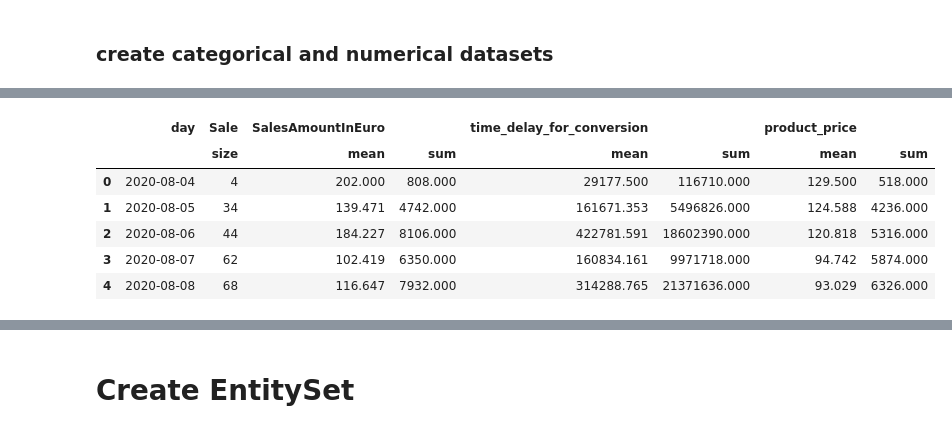
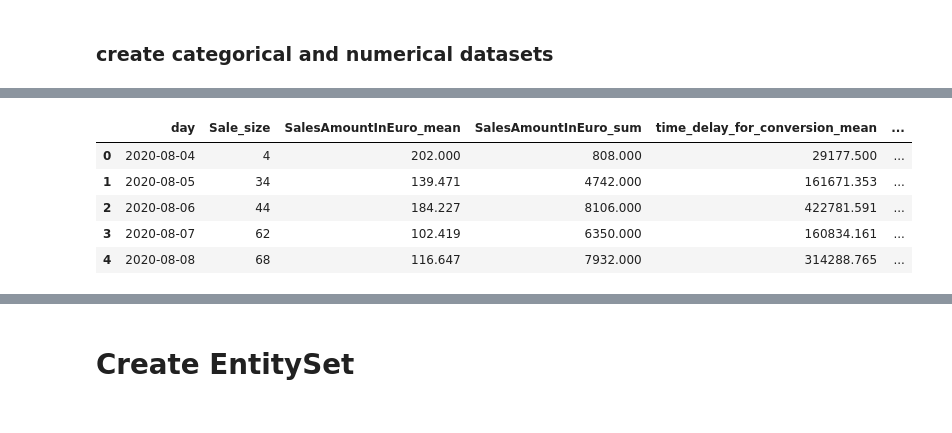
Before and after one commit to anras5/Criteo-Search-Data, a Jupyter notebook: dfs_criteo.ipynb, the cells around one changed output, grey strips where cells are left out. Saved outputs shown, nothing was run; the diff lists cells and outputs as text; code cells hidden in the pictures.

```diff
--- a/dfs_criteo.ipynb
+++ b/dfs_criteo.ipynb
@@ -75,19 +75,19 @@ df_products.head()
 # %%
 df_days = df_raw.groupby('day').agg({'Sale': 'size',
                                      'SalesAmountInEuro': ['mean', 'sum'],
                                      'time_delay_for_conversion': ['mean', 'sum'],
                                      'product_price': ['mean', 'sum']})
 
+df_days.columns = ['_'.join(temp).strip('_') for temp in df_days.columns.to_flat_index()]
 df_days.reset_index(inplace=True)
 df_days.head()
 # %% [output]
-|  | day | Sale | SalesAmountInEuro |  | time_delay_for_conversion |  | product_price |  |
-|  |  | size | mean | sum | mean | sum | mean | sum |
-| 0 | 2020-08-04 | 4 | 202.000 | 808.000 | 29177.500 | 116710.000 | 129.500 | 518.000 |
-| 1 | 2020-08-05 | 34 | 139.471 | 4742.000 | 161671.353 | 5496826.000 | 124.588 | 4236.000 |
-| 2 | 2020-08-06 | 44 | 184.227 | 8106.000 | 422781.591 | 18602390.000 | 120.818 | 5316.000 |
-| 3 | 2020-08-07 | 62 | 102.419 | 6350.000 | 160834.161 | 9971718.000 | 94.742 | 5874.000 |
-| 4 | 2020-08-08 | 68 | 116.647 | 7932.000 | 314288.765 | 21371636.000 | 93.029 | 6326.000 |
+|  | day | Sale_size | SalesAmountInEuro_mean | SalesAmountInEuro_sum | time_delay_for_conversion_mean | ... |
+| 0 | 2020-08-04 | 4 | 202.000 | 808.000 | 29177.500 | ... |
+| 1 | 2020-08-05 | 34 | 139.471 | 4742.000 | 161671.353 | ... |
+| 2 | 2020-08-06 | 44 | 184.227 | 8106.000 | 422781.591 | ... |
+| 3 | 2020-08-07 | 62 | 102.419 | 6350.000 | 160834.161 | ... |
+| 4 | 2020-08-08 | 68 | 116.647 | 7932.000 | 314288.765 | ... |
 # %%
 df_users = df_raw.groupby('user_id').agg({'Sale': 'size',
                                          'SalesAmountInEuro': ['mean', 'sum'],
```
Also changed, not shown: parts of 6 cells of this notebook.
